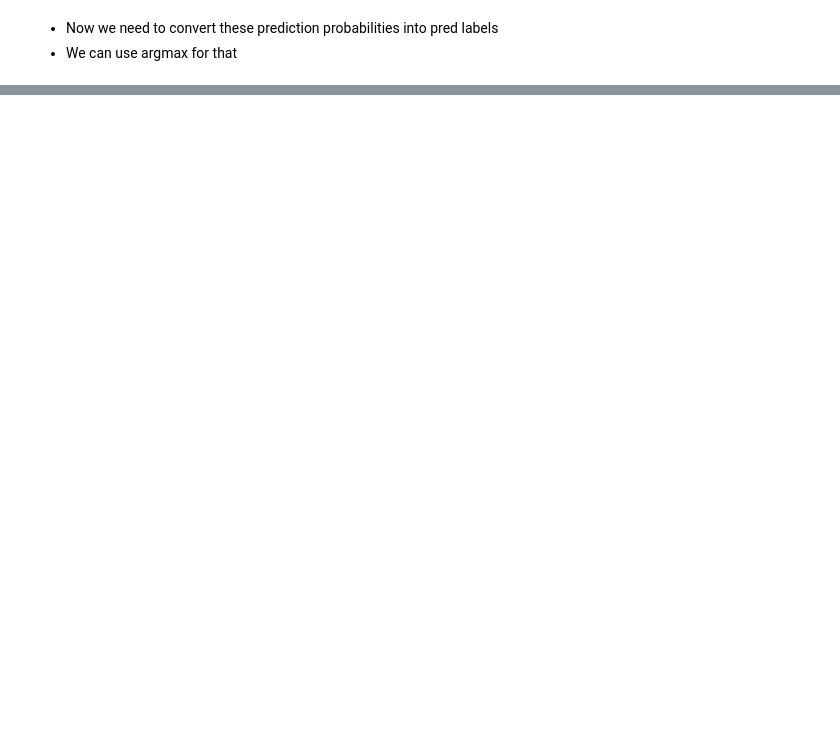
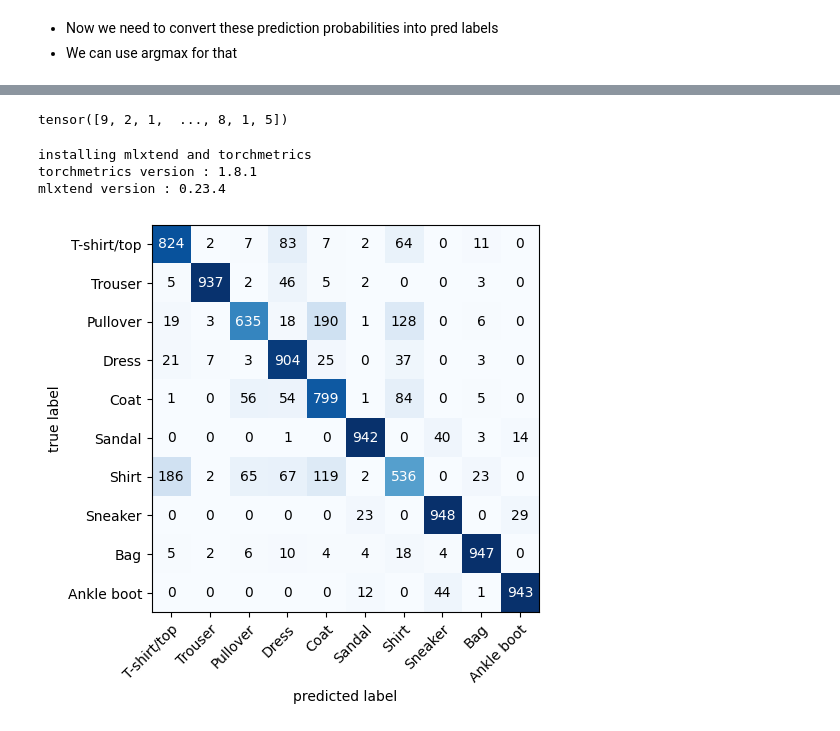
Before and after one commit to mahidhiman12/Deep_learning_with_PyTorch, a Jupyter notebook: 5_PyTorch_computer_vision.ipynb, the cells around one changed output, grey strips where cells are left out. Drawn from its saved outputs; the diff is of its cells as text; code cells hidden in the pictures; blank space fills up the shorter version.

```diff
--- a/5_PyTorch_computer_vision.ipynb
+++ b/5_PyTorch_computer_vision.ipynb
@@ -1443,0 +1449,57 @@ for i , sample in enumerate(test_samples):
+# %%
+# Import tqdm.auto
+from tqdm.auto import tqdm
+
+# 1. Make predictions with trained model
+y_preds = []
+model_2.eval()
+with torch.inference_mode():
+  for X,y in tqdm(test_dataloader , desc="Make predictions..."): # Iterate over test_dataloader instead of test_data
+    X,y = X.to(device) , y.to(device)
+    y_logit = model_2(X)
+    # We don't need to unsqueeze and squeeze here because the dataloader already provides batches
+    y_pred = torch.softmax(y_logit , dim=1).argmax(dim=1)
+    y_preds.append(y_pred.cpu())
+
+
+# Concatenate list of predictions into a tensor
+# y_preds
+y_pred_tensor = torch.cat(y_preds)
+y_pred_tensor
+# %% [output]
+tensor([9, 2, 1,  ..., 8, 1, 5])
+# %%
+# See if required packages are installed and if not , install them
+try:
+  import torchmetrics , mlxtend
+  print(f"torchmetrics version : {torchmetrics.__version__}")
+  print(f"mlxtend version : {mlxtend.__version__}")
+  assert int(mlxtend.__version__.split(".")[1]) >= 19 , "mlxtend version should be 19 or higher"
+except:
+  print("installing mlxtend and torchmetrics")
+  !pip install torchmetrics -q
+  !pip install mlxtend -q
+  import torchmetrics , mlxtend
+  print(f"torchmetrics version : {torchmetrics.__version__}")
+  print(f"mlxtend version : {mlxtend.__version__}")
+# %% [output]
+installing mlxtend and torchmetrics
+torchmetrics version : 1.8.1
+mlxtend version : 0.23.4
+# %%
+from torchmetrics import ConfusionMatrix
+from mlxtend.plotting import plot_confusion_matrix
+import matplotlib.pyplot as plt
+import numpy as np
+
+# 2. Set Up confusion instance and compare predictions to targets
+confmat = ConfusionMatrix(task="multiclass",num_classes = len(class_names))
+confmat_tensor = confmat(preds = y_pred_tensor , target = test_data.targets)
+
+# 3. Plot the confusion matrix
+fig , ax = plot_confusion_matrix(conf_mat = confmat_tensor.numpy(),
+                                 class_names = class_names,
+                                 figsize=(5,7))
+plt.show()
+# %% [output]
+[figure, added]
```
Also changed, not shown: parts of 25 cells of this notebook.
